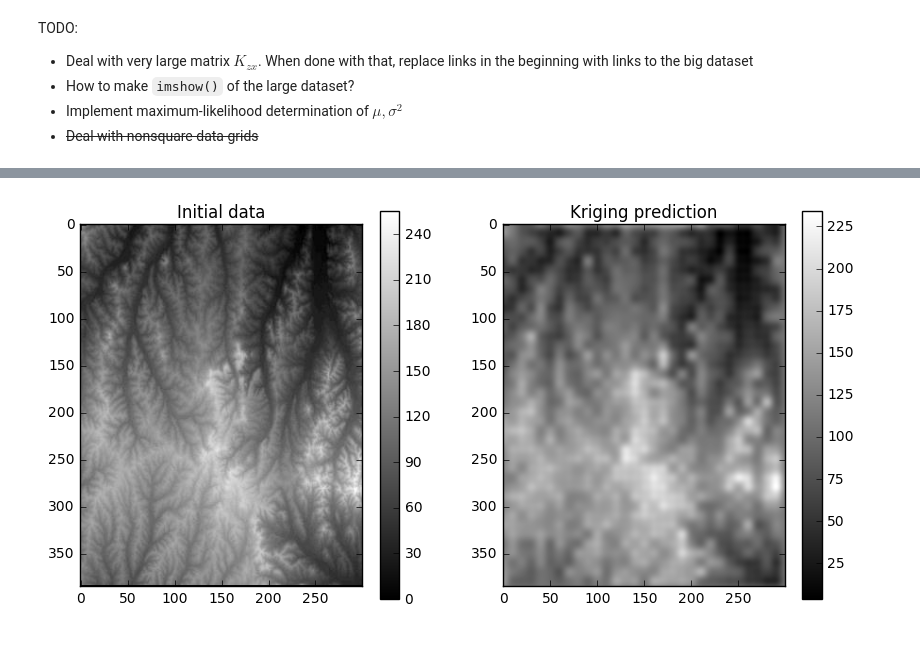
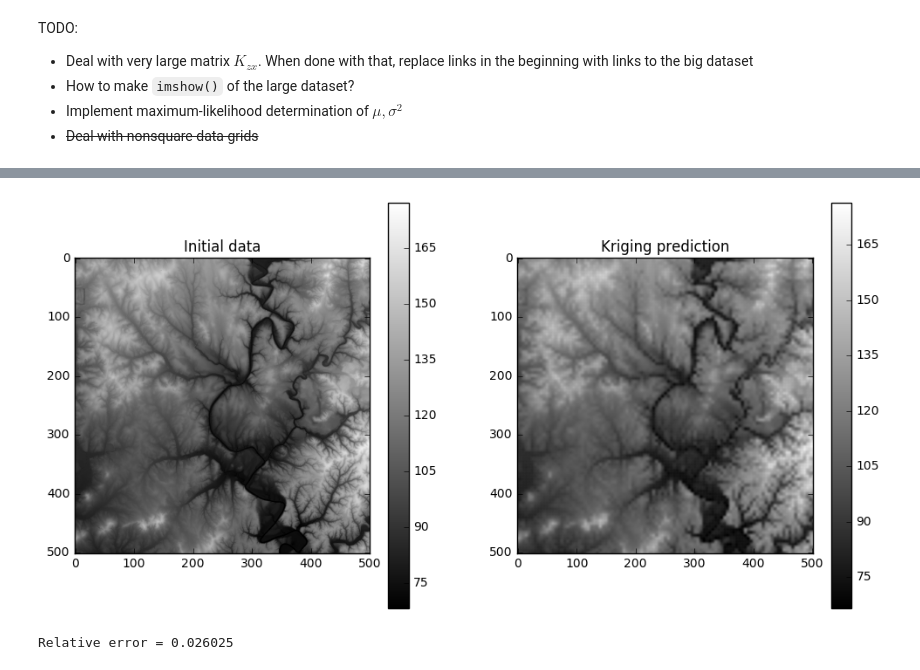
Before and after one commit to petrovskaia/kriging-fast-solver, a Jupyter notebook: Kriging_project.ipynb, the cells around one changed output, grey strips where cells are left out. Saved outputs shown, nothing was run; the diff lists cells and outputs as text; code cells hidden in the pictures; blank space fills up the shorter version.

```diff
--- a/Kriging_project.ipynb
+++ b/Kriging_project.ipynb
@@ -61,5 +71,9 @@ def make_coarse(Z_coord, dx, dy, nx, ny, rarity):
 
     return coarse_grid, z, nx_coarse, ny_coarse, qty_coarse
 # %%
-rarity = 10
+rarity = 100
+rarity_fine = 20 #preferably a divisor of rarity
 coarse_grid, z, nx_coarse, ny_coarse, qty_coarse = make_coarse(Z_coord, dx, dy, nx, ny, rarity)
+fine_grid, z_fine, nx_fine, ny_fine, qty_fine = make_coarse(Z_coord, dx, dy, nx, ny, rarity_fine)
+print(nx_coarse, ny_coarse)
+print(nx_fine, ny_fine)
@@ -138,7 +126,7 @@ epsilon = 1e-4   # Do we really need this?
 regularize = epsilon * sp.sparse.identity(qty_coarse)
 #krige = sp.sparse.linalg.gmres(Kxx_LO + sp.sparse.linalg.aslinearoperator(regularize), z, maxiter=15)
 #Kxx_c = Kxx_LO.dot(krige[0]).real
-maxiter = 40
+maxiter = 100
 numerator = sp.sparse.linalg.gmres(Kxx_LO + sp.sparse.linalg.aslinearoperator(regularize),
                                    z, maxiter=maxiter)
 numerator = np.sum(numerator[0].real)
@@ -171,34 +159,40 @@ plt.show()
-# %%
-## THIS NEEDS TO BE REPLACED
-
-fine_grid = pd.read_csv('USGS_NED_one_meter.xyz',
-                        header=None, engine='c', sep=' ', usecols='XY',
-                        names=list('XYZ'), dtype={'X':np.float32, 'Y':np.float32, 'Z':np.float32})
-
-#this is a painfully big matrix
-K_zx = rbf_kernel(fine_grid, coarse_grid, gamma=1/sigma**2)
-
-#fine_data = K_zx.dot(krige[0]).real
-fine_krige = K_zx.dot(c[0]).real + mu
+# %%
+# This is essentially rowwise matvec of Kzx.
+# It doesn't hang up the computer or fill the memory,
+# but it takes at least several minutes to get done.
+
+
+fine_krige = mu*np.ones((nx_fine*ny_fine, 1))
+for i in range(0, qty_fine):
+    data_point = fine_grid[i].reshape(1, -1)
+    Kzx_line = rbf_kernel(data_point, coarse_grid, gamma=1/sigma**2)
+    fine_krige[i] += Kzx_line.dot(c[0]).real[0]
 # %%
 #nx = int(sqrt(np.shape(fine_data)[0]))
-plt.figure(figsize=(10,5))
+plt.figure(figsize=(12,6))
 
 plt.subplot(121)
-plt.imshow(np.reshape(Z_coord.values, (ny,nx)), cmap=plt.cm.gray)
+#plt.imshow(np.reshape(Z_coord.values, (ny,nx)), cmap=plt.cm.gray)
+plt.imshow(fine_data, cmap=plt.cm.gray)
 plt.title('Initial data')
 plt.colorbar()
 
 plt.subplot(122)
-plt.imshow(np.reshape(fine_krige, (ny, nx)), cmap=plt.cm.gray)
+plt.imshow(np.reshape(fine_krige, (ny_fine, nx_fine)), cmap=plt.cm.gray)
 plt.title('Kriging prediction')
 plt.colorbar()
 
 #plt.subplot(133)
-#plt.imshow(np.reshape(Kxx_c, (nx_coarse,ny_coarse)), cmap=plt.cm.gray)
-#plt.title('K_xx . c')
+#plt.imshow(abs(fine_data - np.reshape(fine_krige, (ny_fine, nx_fine))), cmap=plt.cm.gray)
+#plt.title('|Initial - Kriging|')
 #plt.colorbar()
 
 plt.show()
 # %% [output]
-[figure, old version]
+[figure, new version]
+# %%
+err_norm = np.linalg.norm(fine_data - np.reshape(fine_krige, (ny_fine, nx_fine)))
+data_norm = np.linalg.norm(fine_data)
+print('Relative error = %f' % (err_norm / data_norm))
+# %% [output]
+Relative error = 0.026025
```
Also changed, not shown: parts of 14 cells of this notebook, 1 other file.
